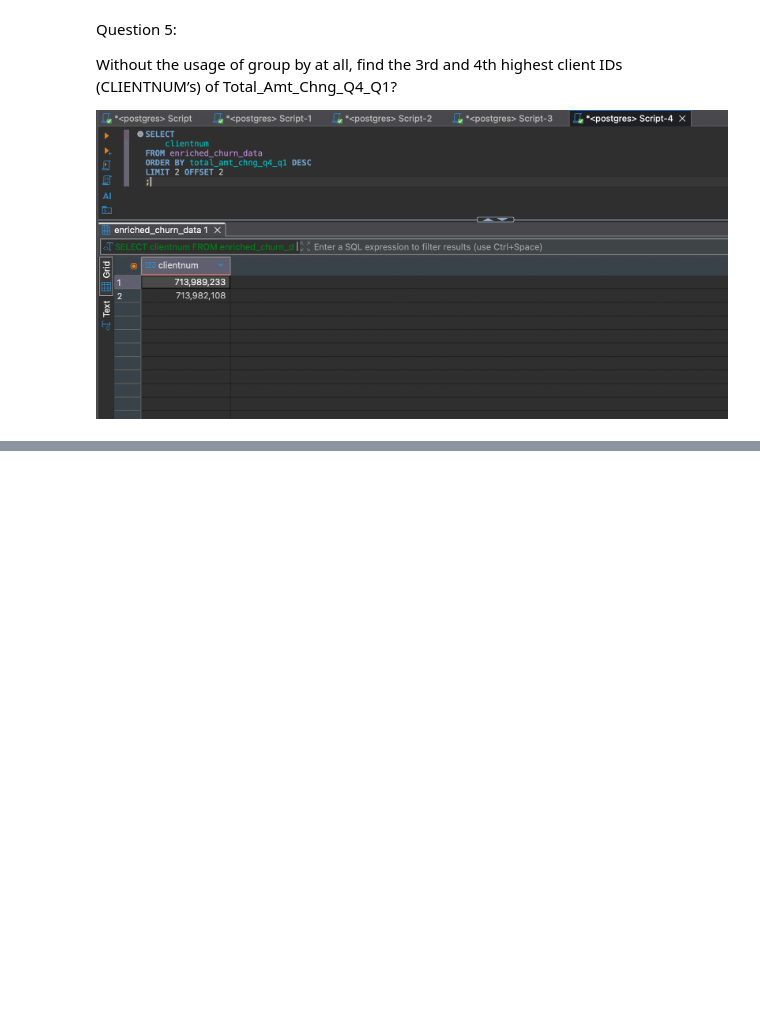
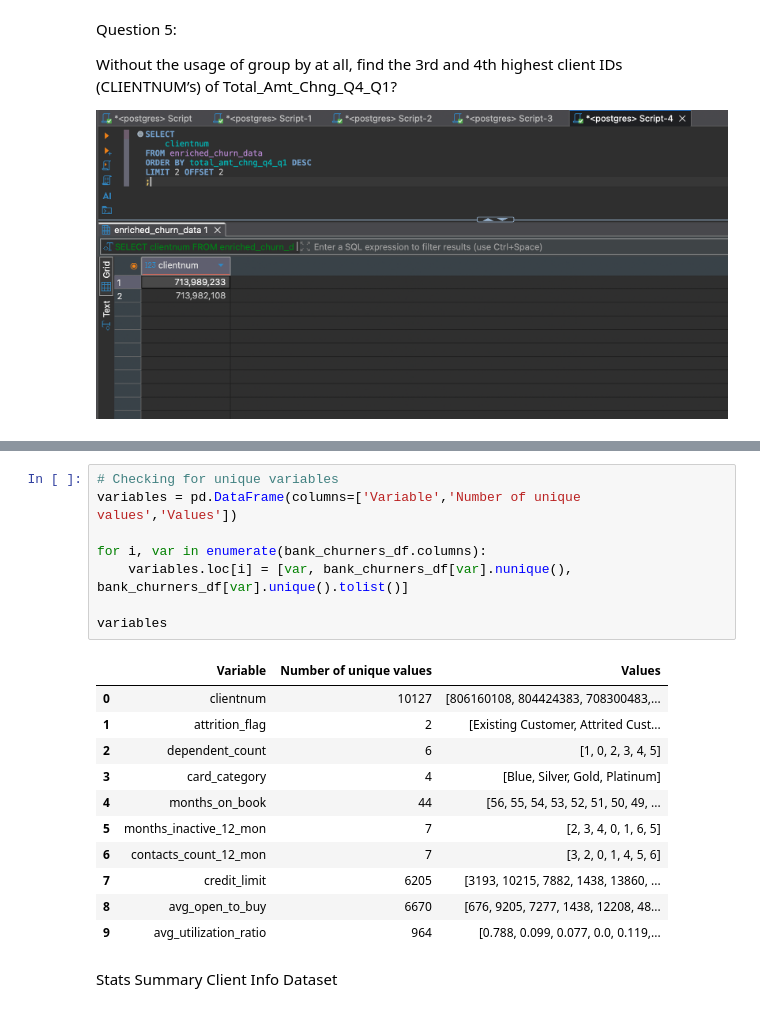
Before and after one commit to ayan72/customer_churn_analysis, a Jupyter notebook: churn.ipynb, the cells around one changed output, grey strips where cells are left out. Drawn from its saved outputs; the diff is of its cells as text; blank space fills up the shorter version.

```diff
--- a/churn.ipynb
+++ b/churn.ipynb
@@ -36,0 +307,22 @@ Without the usage of group by at all, find the 3rd and 4th highest client IDs (C
+# %%
+# Checking for unique variables
+variables = pd.DataFrame(columns=['Variable','Number of unique values','Values'])
+
+for i, var in enumerate(bank_churners_df.columns):
+    variables.loc[i] = [var, bank_churners_df[var].nunique(), bank_churners_df[var].unique().tolist()]
+
+variables
+# %% [output]
+|  | Variable | Number of unique values | Values |
+| 0 | clientnum | 10127 | [806160108, 804424383, 708300483,... |
+| 1 | attrition_flag | 2 | [Existing Customer, Attrited Cust... |
+| 2 | dependent_count | 6 | [1, 0, 2, 3, 4, 5] |
+| 3 | card_category | 4 | [Blue, Silver, Gold, Platinum] |
+| 4 | months_on_book | 44 | [56, 55, 54, 53, 52, 51, 50, 49, ... |
+| 5 | months_inactive_12_mon | 7 | [2, 3, 4, 0, 1, 6, 5] |
+| 6 | contacts_count_12_mon | 7 | [3, 2, 0, 1, 4, 5, 6] |
+| 7 | credit_limit | 6205 | [3193, 10215, 7882, 1438, 13860, ... |
+| 8 | avg_open_to_buy | 6670 | [676, 9205, 7277, 1438, 12208, 48... |
+| 9 | avg_utilization_ratio | 964 | [0.788, 0.099, 0.077, 0.0, 0.119,... |
+# %% [markdown]
+Stats Summary Client Info Dataset
```
Also changed, not shown: parts of 15 cells of this notebook.
